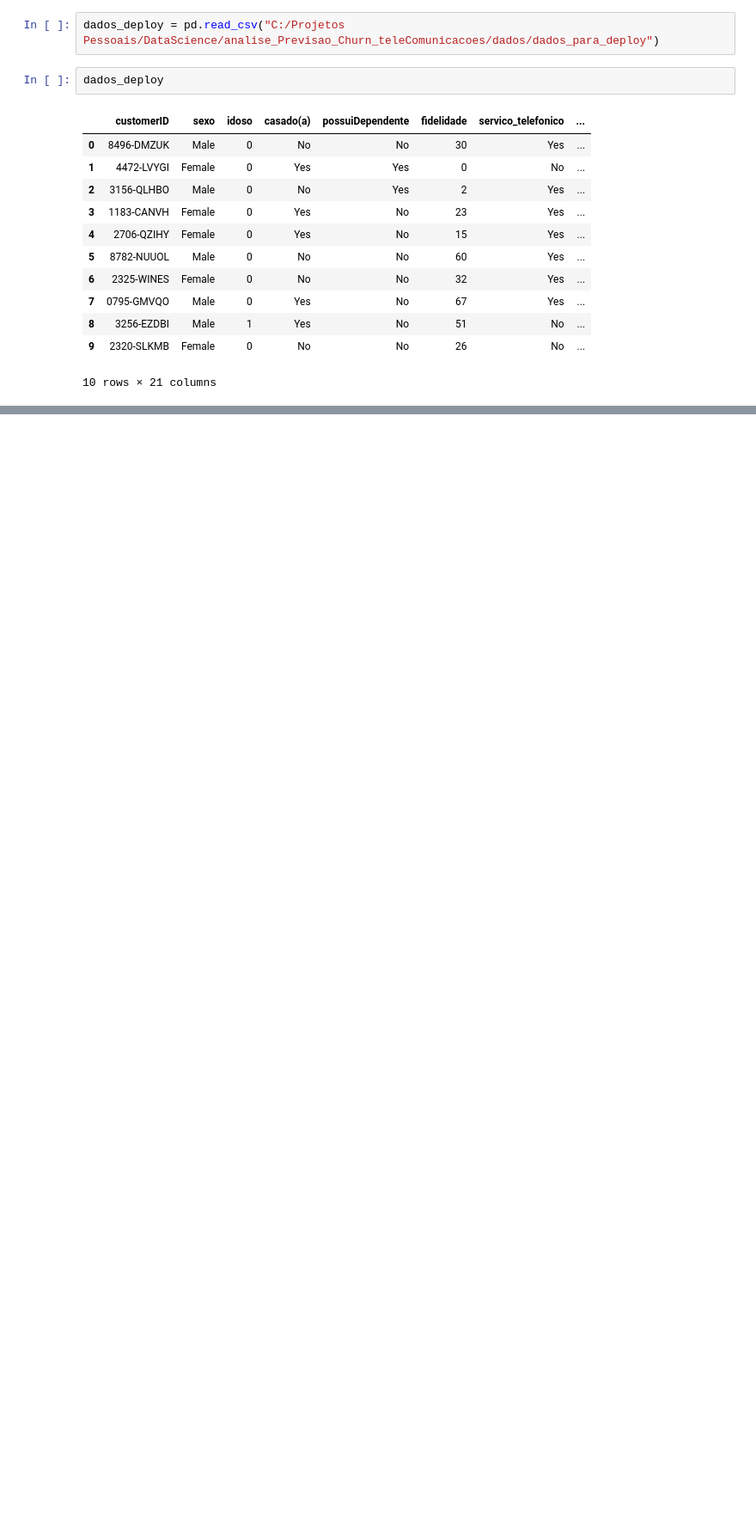
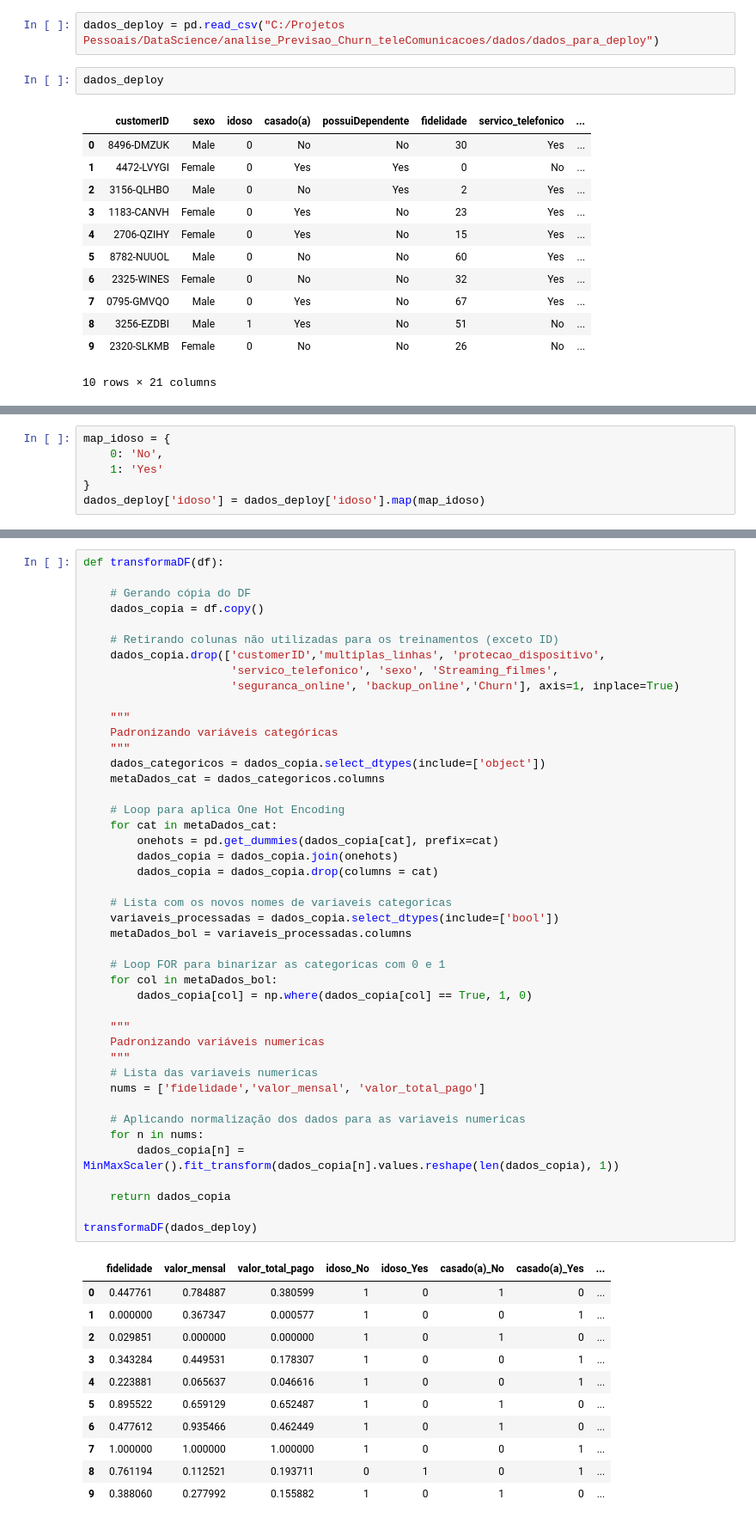
Before and after one commit to alyssonmontovanelli/analise_Previsao_Churn_teleComunicacoes, a Jupyter notebook: deploy/Deploy.ipynb, the cells around one changed output, grey strips where cells are left out. Shown: that part at 86% size. Cells and saved outputs as stored; diff of their text form; blank space fills up the shorter version.

Commit message:
Funcao para transformar/padronizar novos dados

```diff
--- a/deploy/Deploy.ipynb
+++ b/deploy/Deploy.ipynb
@@ -55,0 +54,6 @@ dados_deploy
+# %%
+map_idoso = {
+    0: 'No',
+    1: 'Yes'
+}
+dados_deploy['idoso'] = dados_deploy['idoso'].map(map_idoso)
@@ -55,0 +62,56 @@ dados_deploy
+# %%
+def transformaDF(df):
+
+    # Gerando cópia do DF
+    dados_copia = df.copy()
+
+    # Retirando colunas não utilizadas para os treinamentos (exceto ID)
+    dados_copia.drop(['customerID','multiplas_linhas', 'protecao_dispositivo',
+                      'servico_telefonico', 'sexo', 'Streaming_filmes',
+                      'seguranca_online', 'backup_online','Churn'], axis=1, inplace=True)
+
+    """
+    Padronizando variáveis categóricas
+    """
+    dados_categoricos = dados_copia.select_dtypes(include=['object'])
+    metaDados_cat = dados_categoricos.columns
+
+    # Loop para aplica One Hot Encoding
+    for cat in metaDados_cat:
+        onehots = pd.get_dummies(dados_copia[cat], prefix=cat)
+        dados_copia = dados_copia.join(onehots)
+        dados_copia = dados_copia.drop(columns = cat)
+
+    # Lista com os novos nomes de variaveis categoricas
+    variaveis_processadas = dados_copia.select_dtypes(include=['bool'])
+    metaDados_bol = variaveis_processadas.columns
+
+    # Loop FOR para binarizar as categoricas com 0 e 1
+    for col in metaDados_bol:
+        dados_copia[col] = np.where(dados_copia[col] == True, 1, 0)
+
+    """
+    Padronizando variáveis numericas
+    """
+    # Lista das variaveis numericas
+    nums = ['fidelidade','valor_mensal', 'valor_total_pago']
+
+    # Aplicando normalização dos dados para as variaveis numericas
+    for n in nums:
+        dados_copia[n] = MinMaxScaler().fit_transform(dados_copia[n].values.reshape(len(dados_copia), 1))
+
+    return dados_copia
+
+transformaDF(dados_deploy)
+# %% [output]
+|  | fidelidade | valor_mensal | valor_total_pago | idoso_No | idoso_Yes | casado(a)_No | casado(a)_Yes | ... |
+| 0 | 0.447761 | 0.784887 | 0.380599 | 1 | 0 | 1 | 0 | ... |
+| 1 | 0.000000 | 0.367347 | 0.000577 | 1 | 0 | 0 | 1 | ... |
+| 2 | 0.029851 | 0.000000 | 0.000000 | 1 | 0 | 1 | 0 | ... |
+| 3 | 0.343284 | 0.449531 | 0.178307 | 1 | 0 | 0 | 1 | ... |
+| 4 | 0.223881 | 0.065637 | 0.046616 | 1 | 0 | 0 | 1 | ... |
+| 5 | 0.895522 | 0.659129 | 0.652487 | 1 | 0 | 1 | 0 | ... |
+| 6 | 0.477612 | 0.935466 | 0.462449 | 1 | 0 | 1 | 0 | ... |
+| 7 | 1.000000 | 1.000000 | 1.000000 | 1 | 0 | 0 | 1 | ... |
+| 8 | 0.761194 | 0.112521 | 0.193711 | 0 | 1 | 0 | 1 | ... |
+| 9 | 0.388060 | 0.277992 | 0.155882 | 1 | 0 | 1 | 0 | ... |
```
Also changed, not shown: parts of 18 cells of this notebook.
